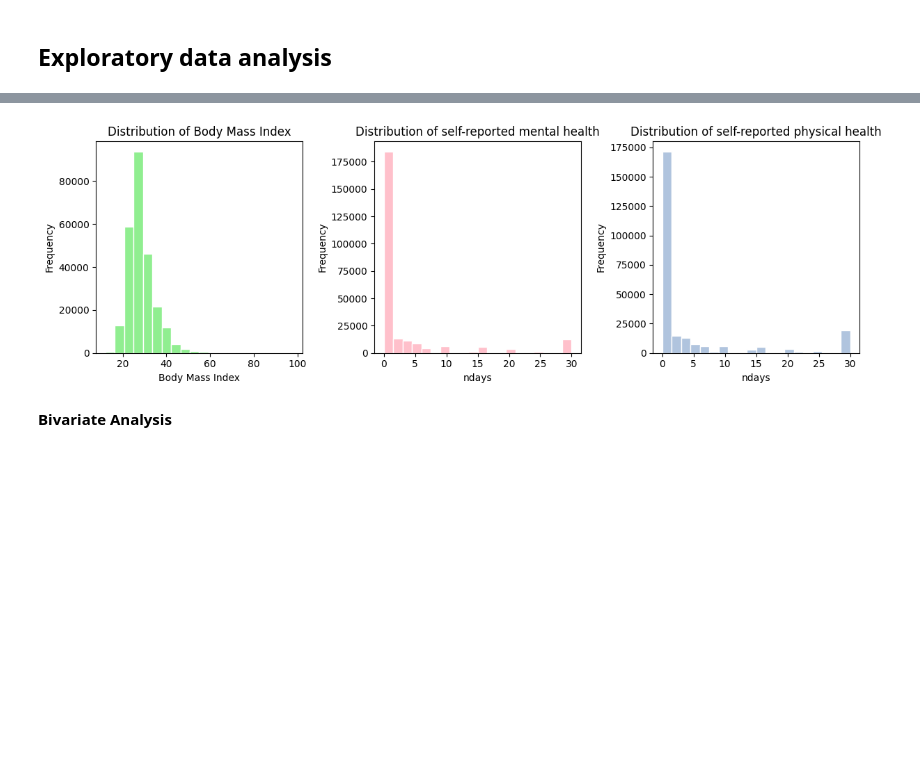
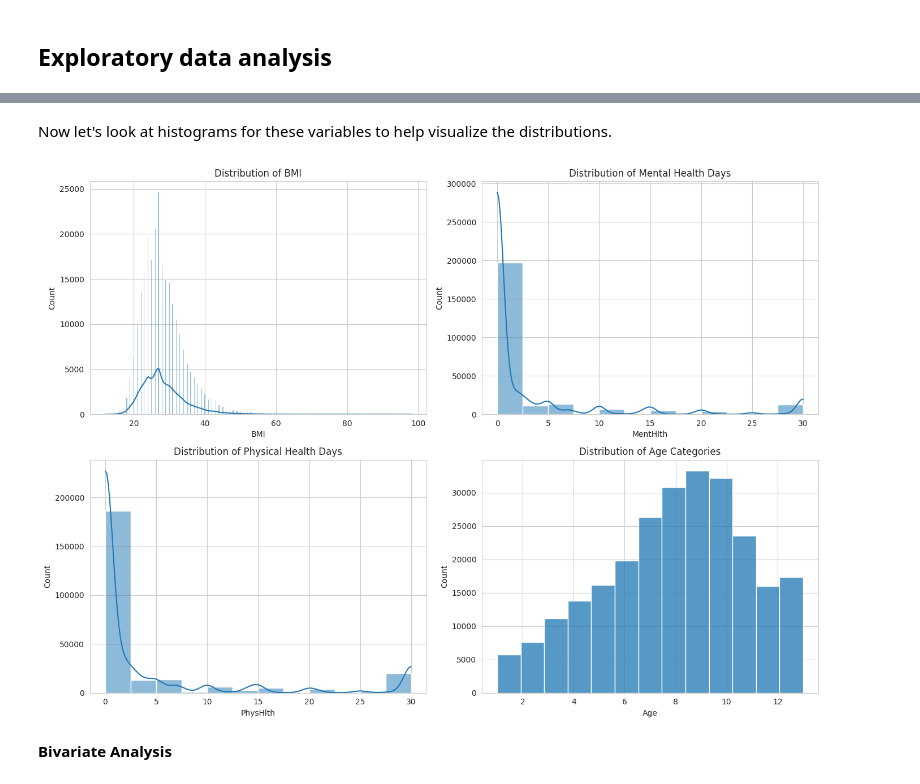
Before and after one commit to ninjakaib/math189project, a Jupyter notebook: MATH189.ipynb, the cells around one changed output, grey strips where cells are left out. Cells and saved outputs as stored; diff of their text form; code cells hidden in the pictures; blank space fills up the shorter version.

```diff
--- a/MATH189.ipynb
+++ b/MATH189.ipynb
@@ -176,21 +174,27 @@ df.describe()
-# %%
-fig, axs = plt.subplots(1, 3, figsize=(12, 4))
-
-df['BMI'].plot(kind='hist', bins=20, ax=axs[0], color='lightgreen', edgecolor='white')
-axs[0].set_title('Distribution of Body Mass Index')
-axs[0].set_xlabel('Body Mass Index')
-
-df['MentHlth'].plot(kind='hist', bins=20, ax=axs[1], color='pink', edgecolor='white')
-axs[1].set_title('Distribution of self-reported mental health')
-axs[1].set_xlabel('ndays')
-
-df['PhysHlth'].plot(kind='hist', bins=20, ax=axs[2], color='lightsteelblue', edgecolor='white')
-axs[2].set_title('Distribution of self-reported physical health')
-axs[2].set_xlabel('ndays')
-
-plt.tight_layout()
-plt.show()
-# %% [output]
-[figure, removed]
+# %% [markdown]
+Now let's look at histograms for these variables to help visualize the distributions.
+# %%
+sns.set_style("whitegrid")
+
+# Prepare a figure to plot multiple histograms
+fig, axes = plt.subplots(nrows=2, ncols=2, figsize=(14, 10))
+
+# Plot histograms for BMI, MentHlth, PhysHlth, and Age
+sns.histplot(df['BMI'], kde=True, ax=axes[0, 0])
+axes[0, 0].set_title('Distribution of BMI')
+
+sns.histplot(df['MentHlth'], bins=12, kde=True, ax=axes[0, 1])
+axes[0, 1].set_title('Distribution of Mental Health Days')
+
+sns.histplot(df['PhysHlth'], bins=12, kde=True, ax=axes[1, 0])
+axes[1, 0].set_title('Distribution of Physical Health Days')
+
+sns.histplot(df['Age'], bins=13, kde=False, ax=axes[1, 1])
+axes[1, 1].set_title('Distribution of Age Categories')
+
+plt.tight_layout()
+plt.show()
+# %% [output]
+[figure, added]
 # %% [markdown]
 **Bivariate Analysis**
```
Also changed, not shown: parts of 43 cells of this notebook, 1 other file.
